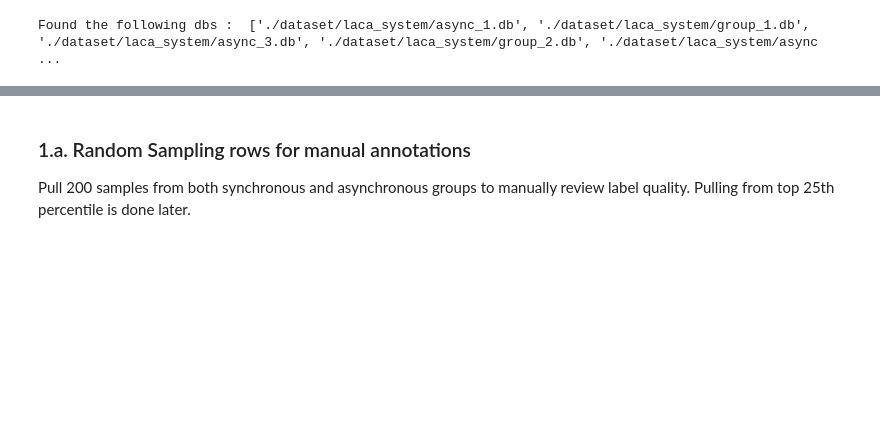
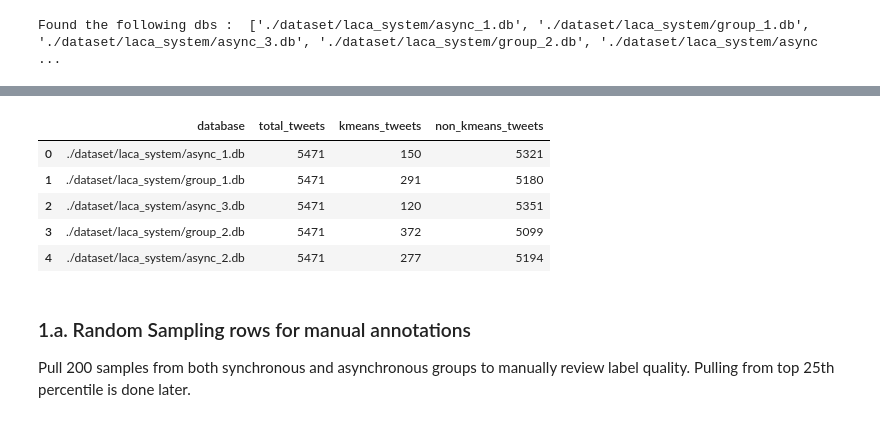
Before and after one commit to blast-cu/interactive-systems, a Jupyter notebook: climate_ads/laca_evaluation_notebook.ipynb, the cells around one changed output, grey strips where cells are left out. Saved outputs shown, nothing was run; the diff lists cells and outputs as text; code cells hidden in the pictures; blank space fills up the shorter version.

```diff
--- a/climate_ads/laca_evaluation_notebook.ipynb
+++ b/climate_ads/laca_evaluation_notebook.ipynb
@@ -50,3 +78,24 @@ Found the following dbs :  ['./dataset/laca_system/async_1.db', './dataset/laca_
+# %%
+tweet_counts_df = pd.DataFrame([
+    {
+        "database": db_path,
+        "total_tweets": len(df),
+        "kmeans_tweets": df["name"].str.contains("KMeans_", na=False).sum(),
+        "non_kmeans_tweets": (~df["name"].str.contains("KMeans_", na=False)).sum(),
+    }
+    for db_path in annotated_dbs
+    for annotator in [next(a for a in annotators if a in db_path)]
+    for df in [annotator2df[annotator]]
+])
+
+tweet_counts_df
+# %% [output]
+|  | database | total_tweets | kmeans_tweets | non_kmeans_tweets |
+| 0 | ./dataset/laca_system/async_1.db | 5471 | 150 | 5321 |
+| 1 | ./dataset/laca_system/group_1.db | 5471 | 291 | 5180 |
+| 2 | ./dataset/laca_system/async_3.db | 5471 | 120 | 5351 |
+| 3 | ./dataset/laca_system/group_2.db | 5471 | 372 | 5099 |
+| 4 | ./dataset/laca_system/async_2.db | 5471 | 277 | 5194 |
 # %% [markdown]
 ### 1.a. Random Sampling rows for manual annotations
 
```
Also changed, not shown: parts of 3 cells of this notebook, 9 other files.
